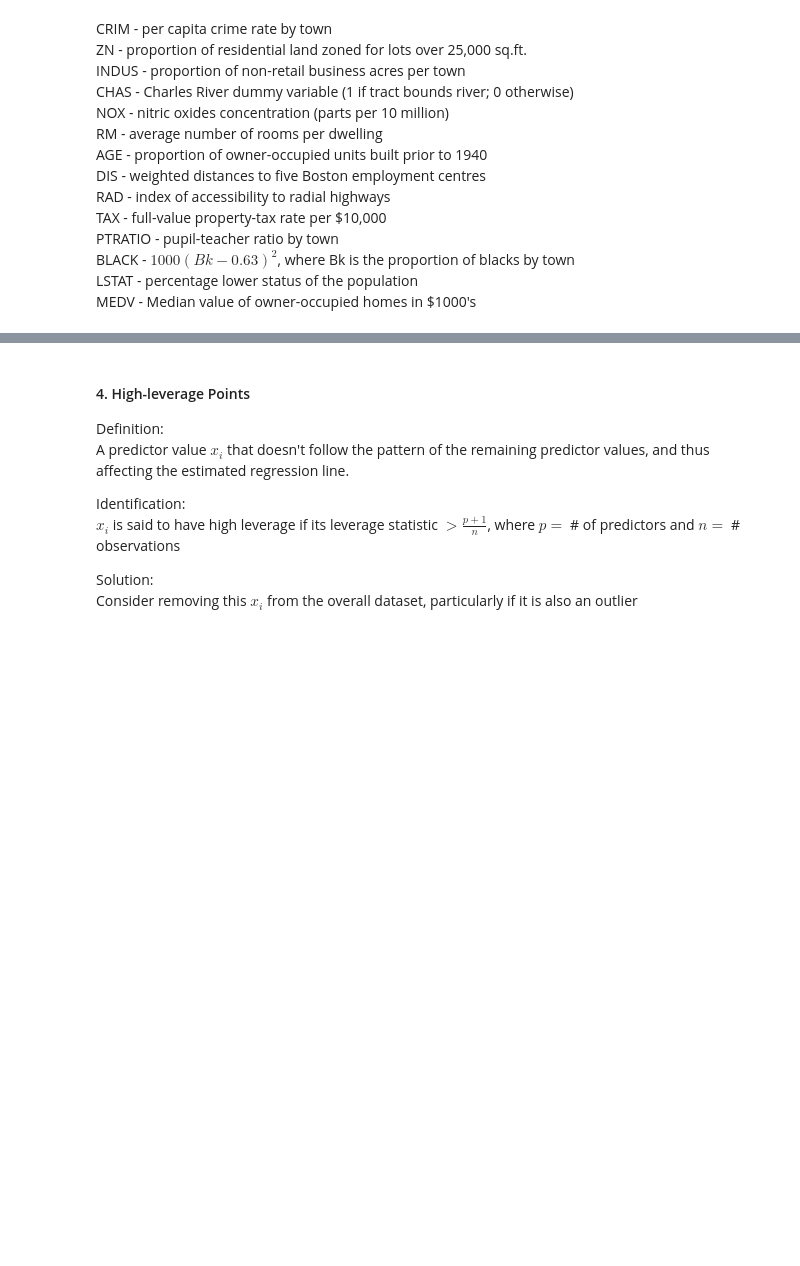
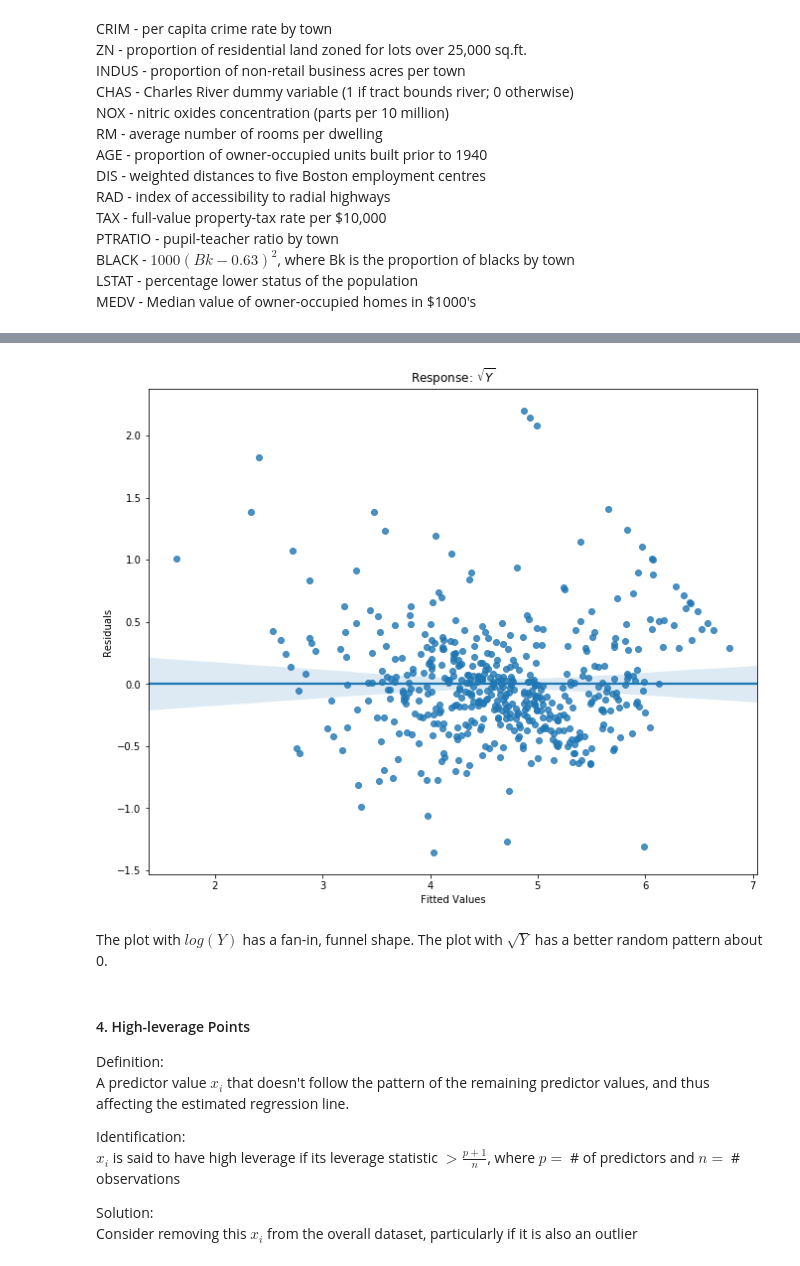
Before and after one commit to dsnair/ISLR, a Jupyter notebook: labs/chapter3/multiple_linear_regression.ipynb, the cells around one changed output, grey strips where cells are left out. Cells and saved outputs as stored; diff of their text form; code cells hidden in the pictures; blank space fills up the shorter version.

```diff
--- a/labs/chapter3/multiple_linear_regression.ipynb
+++ b/labs/chapter3/multiple_linear_regression.ipynb
@@ -77,3 +126,14 @@ df.describe()
+# %%
+lmSqrt = smf.ols(formula = "np.sqrt(medv) ~ x", data = df).fit()
+fig, ax = plt.subplots(figsize=(11, 9))
+sns.regplot(x=lmSqrt.predict(), y=lmSqrt.resid)
+plt.ylabel('Residuals')
+plt.xlabel('Fitted Values')
+plt.title(r'Response: $\sqrt{Y}$');
+# %% [output]
+[figure, added]
+# %% [markdown]
+The plot with $log(Y)$ has a fan-in, funnel shape. The plot with $\sqrt{Y}$ has a better random pattern about 0.
 # %% [markdown]
 #### 4. High-leverage Points
 
```
Also changed, not shown: parts of 12 cells of this notebook, 3 other files.
